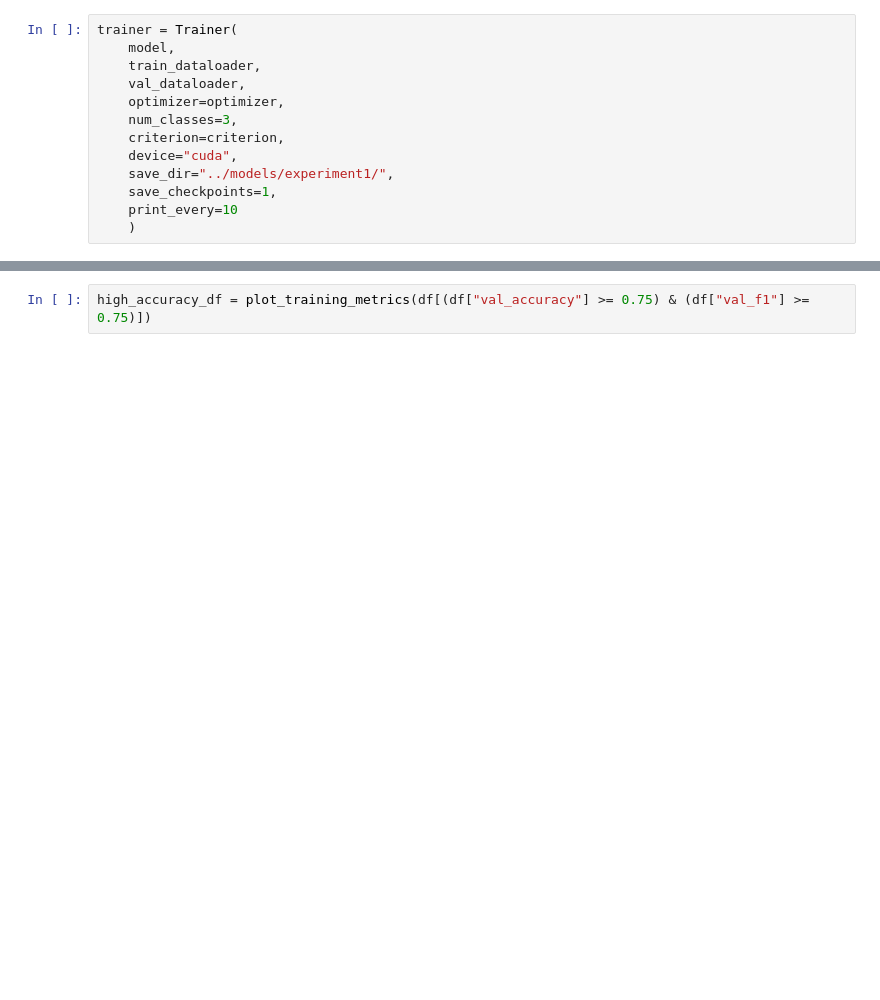
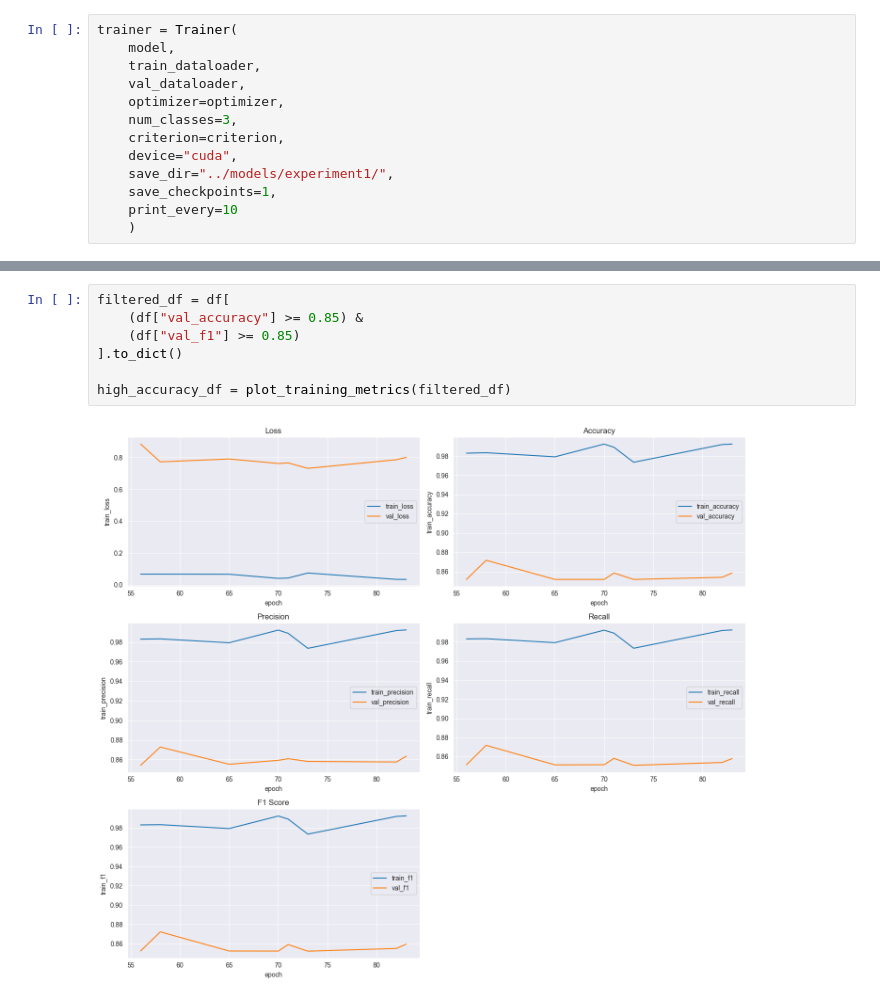
Before and after one commit to tikadatta2005/efficient-surveillance-threat-recognition, a Jupyter notebook: experiments/experiment1.ipynb, the cells around one changed output, grey strips where cells are left out. Drawn from its saved outputs; the diff is of its cells as text; blank space fills up the shorter version.

```diff
--- a/experiments/experiment1.ipynb
+++ b/experiments/experiment1.ipynb
@@ -177,4 +187,11 @@ df = plot_training_metrics(history)
 # %%
-high_accuracy_df = plot_training_metrics(df[(df["val_accuracy"] >= 0.75) & (df["val_f1"] >= 0.75)])
+filtered_df = df[
+    (df["val_accuracy"] >= 0.85) &
+    (df["val_f1"] >= 0.85)
+].to_dict()
+
+high_accuracy_df = plot_training_metrics(filtered_df)
+# %% [output]
+[figure, added]
 # %%
 high_accuracy_df
```
Also changed, not shown: parts of 4 cells of this notebook.
